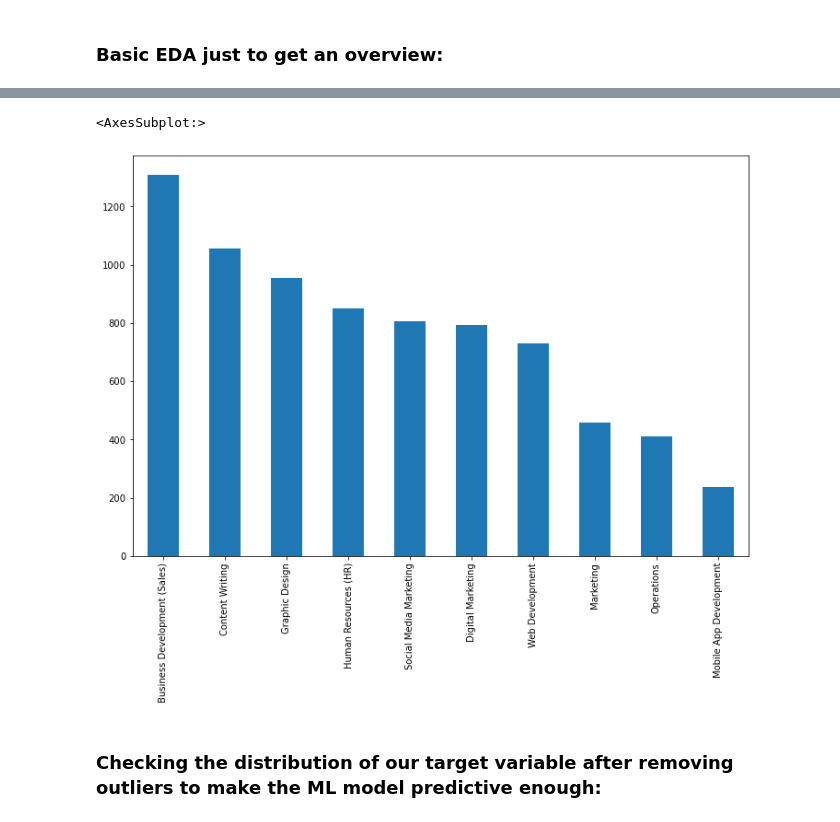
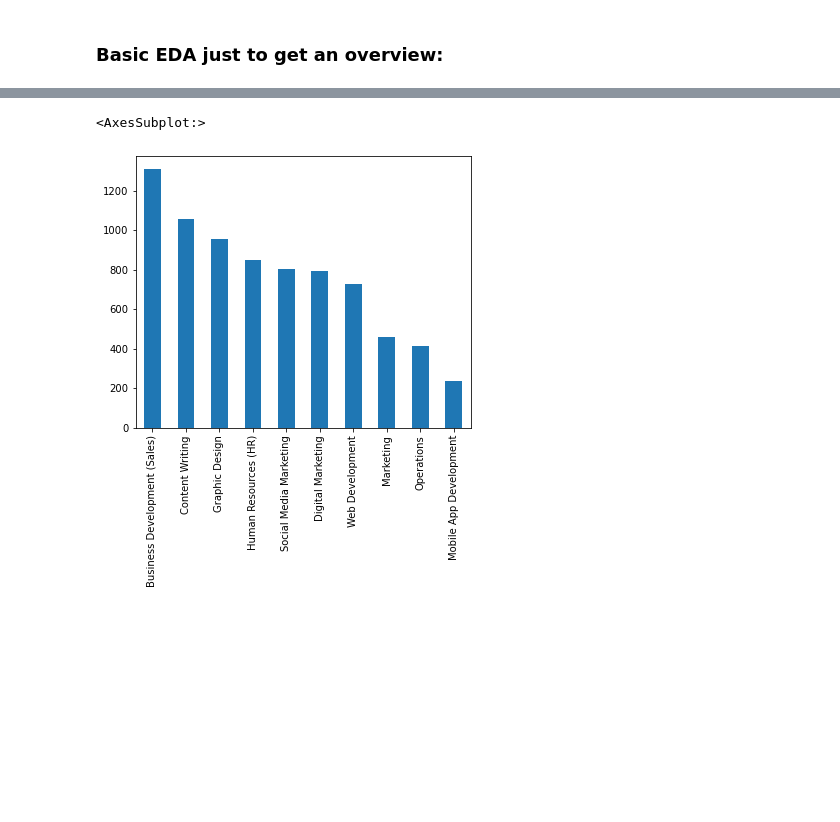
Before and after one commit to rishi5565/internshala-stipend-estimator, a Jupyter notebook: data_cleaning_processing_eda_modelling.ipynb, the cells around one changed output, grey strips where cells are left out. Saved outputs shown, nothing was run; the diff lists cells and outputs as text; code cells hidden in the pictures; blank space fills up the shorter version.

```diff
--- a/data_cleaning_processing_eda_modelling.ipynb
+++ b/data_cleaning_processing_eda_modelling.ipynb
@@ -240,8 +237,7 @@ df1["Location"].value_counts()[1:10].plot(kind="bar")
 # %%
-plt.figure(figsize=(12,8))
+# Top 10 titles for internships
+plt.figure(figsize=(6,5))
 df1["Title"].value_counts()[0:10].plot(kind="bar")
 # %% [output]
 <AxesSubplot:>
-[figure, old version]
+[figure, new version]
-# %% [markdown]
-### Checking the distribution of our target variable after removing outliers to make the ML model predictive enough:
```
Also changed, not shown: parts of 54 cells of this notebook, 2 other files.
